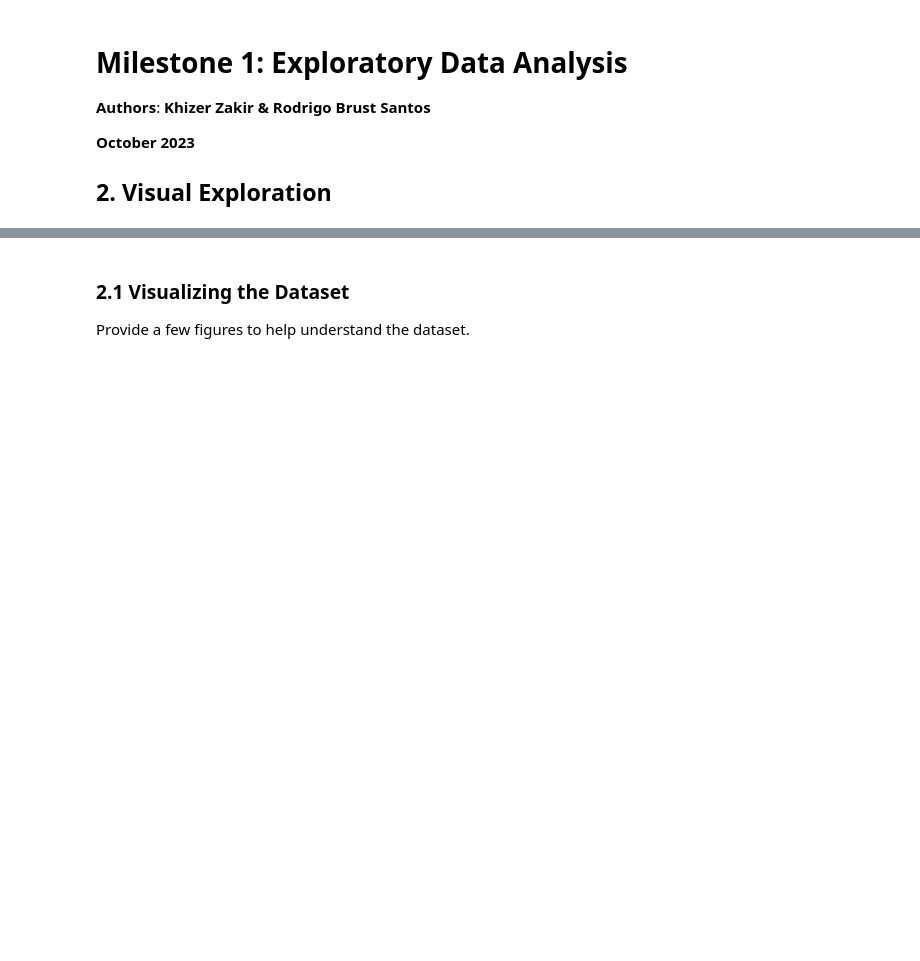
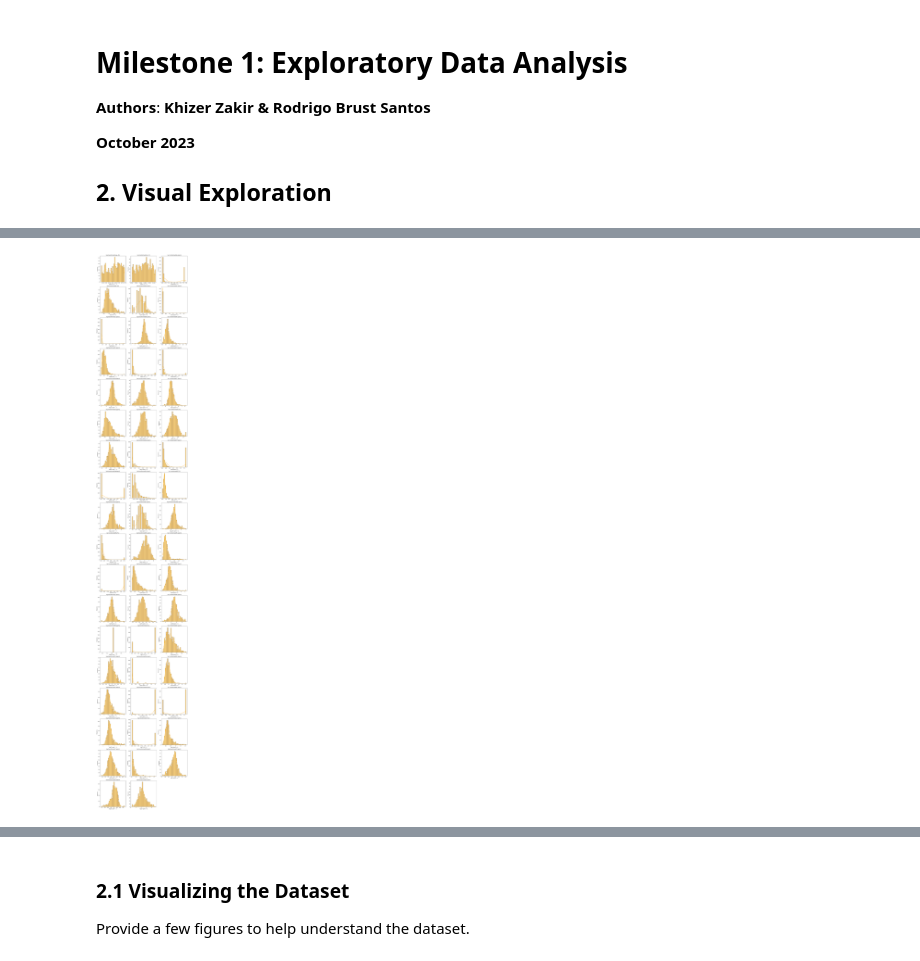
Before and after one commit to rodreras/StreamSamples_ML, a Jupyter notebook: milestone1/02_visual_exploration.ipynb, the cells around one changed output, grey strips where cells are left out. Cells and saved outputs as stored; diff of their text form; code cells hidden in the pictures; blank space fills up the shorter version.

```diff
--- a/milestone1/02_visual_exploration.ipynb
+++ b/milestone1/02_visual_exploration.ipynb
@@ -21,0 +85,28 @@ df.head()
+# %%
+# -- log transformation
+
+fig, axs = plt.subplots(num_rows, 3, figsize=(15, 5 * num_rows))
+
+axs = axs.flatten()
+
+# Loop through numeric features
+for i, feature_name in enumerate(numeric_feature_names):
+    # Apply log transformation (log1p handles zero values)
+    transformed_feature = np.log1p(numeric_features[feature_name])
+
+    sns.histplot(transformed_feature, kde=True, ax=axs[i], color='orange', bins=30)
+    axs[i].set_title(f'log transformed({feature_name})')
+    axs[i].set_xlabel(f'log({feature_name} + 1)')
+    axs[i].set_ylabel('Frequency')
+
+# Remove empty subplots if there are any
+for j in range(i + 1, len(axs)):
+    fig.delaxes(axs[j])
+
+# Adjust layout for better spacing
+plt.tight_layout()
+
+# Show the plots
+plt.show()
+# %% [output]
+[figure, added]
```
Also changed, not shown: parts of 15 cells of this notebook, 1 other file.
